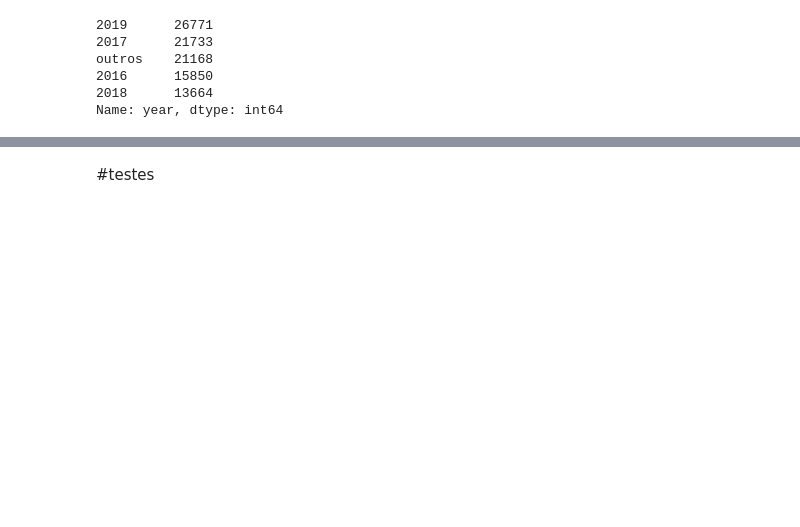
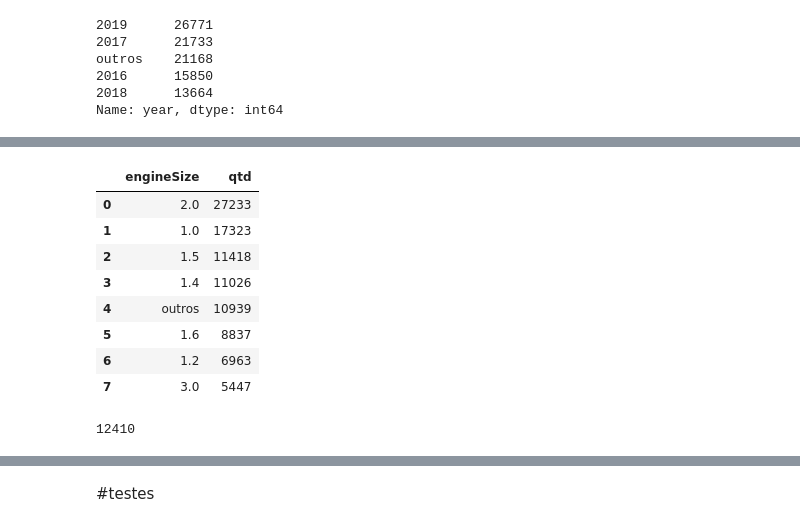
Before and after one commit to romerofernandes/Car_consumption, a Jupyter notebook: Car_consumption.ipynb, the cells around one changed output, grey strips where cells are left out. Cells and saved outputs as stored; diff of their text form; code cells hidden in the pictures; blank space fills up the shorter version.

```diff
--- a/Car_consumption.ipynb
+++ b/Car_consumption.ipynb
@@ -165,0 +211,16 @@ Name: year, dtype: int64
+# %%
+c
+# %% [output]
+|  | engineSize | qtd |
+| 0 | 2.0 | 27233 |
+| 1 | 1.0 | 17323 |
+| 2 | 1.5 | 11418 |
+| 3 | 1.4 | 11026 |
+| 4 | outros | 10939 |
+| 5 | 1.6 | 8837 |
+| 6 | 1.2 | 6963 |
+| 7 | 3.0 | 5447 |
+# %%
+c.qtd.iloc[6:].sum()
+# %% [output]
+12410
```
Also changed, not shown: parts of 20 cells of this notebook.
